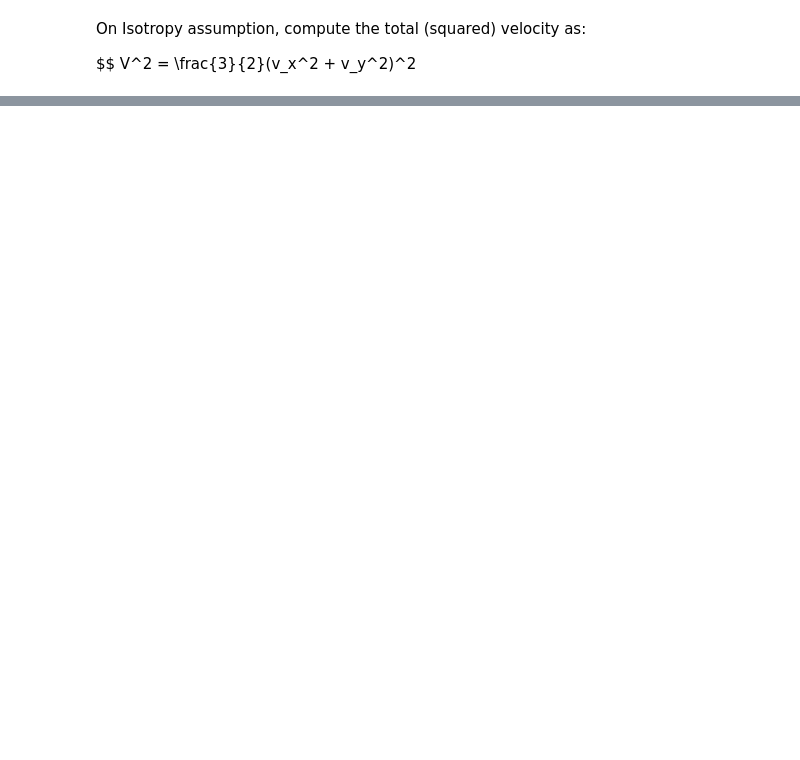
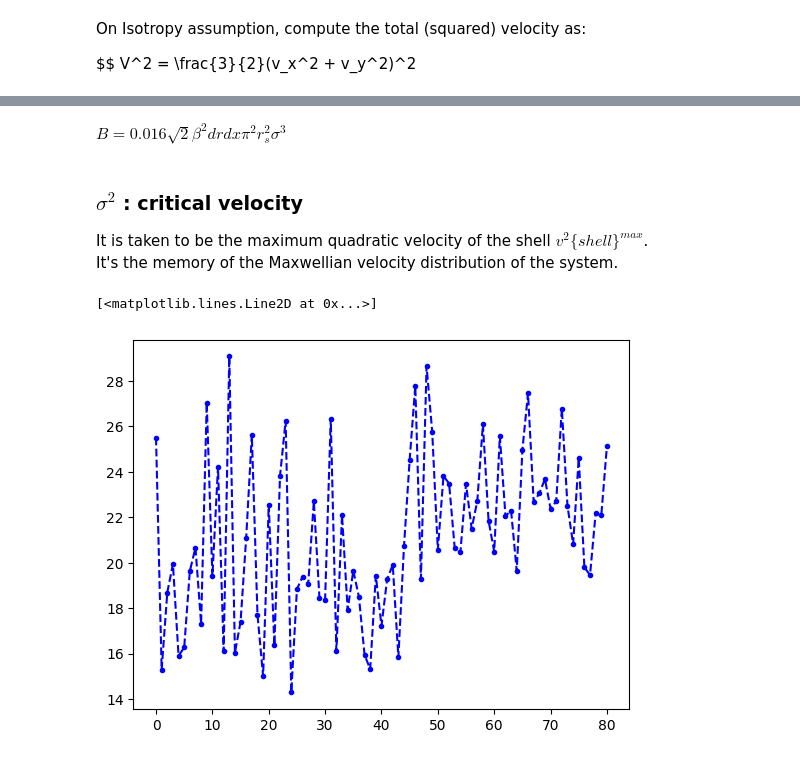
Before and after one commit to pietroferraiuolo/GRASP, a Jupyter notebook: scripts/n6121_analysis.ipynb, the cells around one changed output, grey strips where cells are left out. Cells and saved outputs as stored; diff of their text form; code cells hidden in the pictures; blank space fills up the shorter version.

```diff
--- a/scripts/n6121_analysis.ipynb
+++ b/scripts/n6121_analysis.ipynb
@@ -635,0 +776,20 @@ shell_samples = [s for s in shell_samples if len(s) == n_per_shell]
+# %%
+ff.b_constant
+# %% [output]
+$\displaystyle B = 0.016 \sqrt{2} \beta^{2} dr dx \pi^{2} r_{s}^{2} \sigma^{3}$
+# %% [markdown]
+### $\sigma^2$ : critical velocity
+
+It is taken to be the maximum quadratic velocity of the shell $v^2\{shell\}^{max}$. <br>
+It's the memory of the Maxwellian velocity distribution of the system.
+# %%
+sigmas = []
+for i,s in enumerate(shell_samples):
+    sigmas.append(np.sqrt(s.v2.max()))
+
+sigmas = np.array(sigmas)
+# %%
+plt.plot(sigmas, '--o', markersize=3, c='blue')
+# %% [output]
+[<matplotlib.lines.Line2D at 0x...>]
+[figure, added]
```
Also changed, not shown: parts of 37 cells of this notebook, 2 other files.
